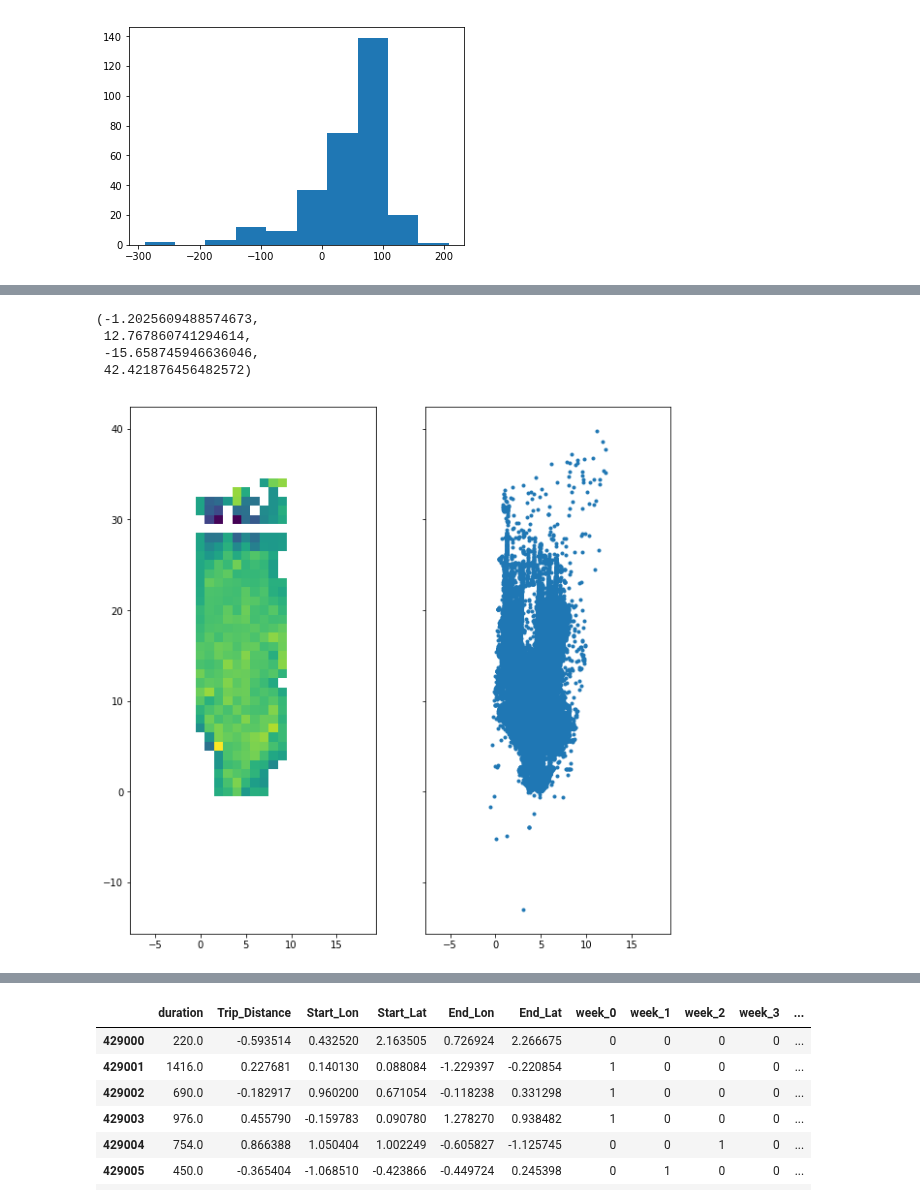
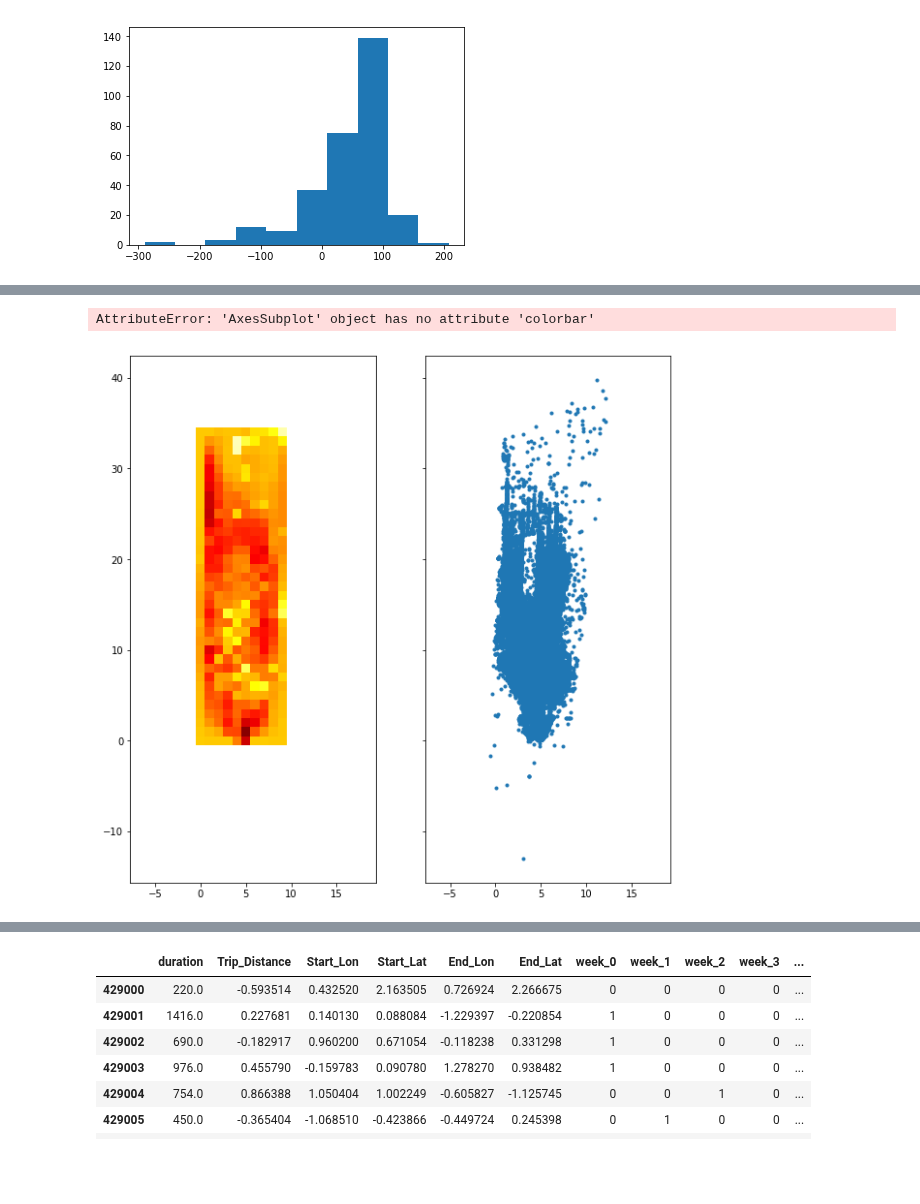
Before and after one commit to M20190649/cs281-final-taxi, a Jupyter notebook: 2017-11-06_JC_low-dim-model.ipynb, the cells around one changed output, grey strips where cells are left out. Drawn from its saved outputs; the diff is of its cells as text; code cells hidden in the pictures; blank space fills up the shorter version.

```diff
--- a/2017-11-06_JC_low-dim-model.ipynb
+++ b/2017-11-06_JC_low-dim-model.ipynb
@@ -10 +71,25 @@ chunks = pd.read_csv('data/yellow_tripdata_2009-01_train.csv', chunksize=100000)
+# %%
+M, N = (40,140)
+def random_path(source, target):
+    sx, sy = source
+    tx, ty = target
+    hor_dir = np.sign(tx - sx)
+    ver_dir = np.sign(ty - sy)
+    X = np.abs(tx - sx)
+    Y = np.abs(ty - sy)
+    path = np.zeros(X+Y)
+    path[:X] = 1
+    path = np.random.permutation(path)
+    st = np.zeros((M,N))
+    st[sx, sy] = 1
+    lastx, lasty = sx, sy
+
+    for i in path:
+        if i == 0:
+            lasty += ver_dir
+            st[lastx, lasty] = 1
+        else:
+            lastx += hor_dir
+            st[lastx, lasty] = 1
+    return st
 # %%
@@ -46,12 +112,12 @@ from torch import Tensor
 from torch.optim import SGD
 from IPython.display import clear_output
 
-grid = np.load('grid.npy')
-gr = np.zeros((10,35))
-for i, j in grid:
-    gr[int(i), int(j)] = 1.0
+# grid = np.load('grid.npy')
+# gr = np.zeros((20,70))
+# for i, j in grid:
+#     gr[int(i), int(j)] = 1.0
 
-weights = Variable(torch.from_numpy(1000*(1 - gr)).float(), requires_grad=True)
+weights = Variable((20 * torch.ones((M,N))).float(), requires_grad=True)
 optimizer = SGD([weights], lr = 0.0001)
 # %%
 num_epochs = 5
@@ -119,13 +229,11 @@ plt.hist((w[~np.isnan(w)]))
 # %%
-w = weights.data.numpy().copy()
-w[(w > 400)] = np.nan
+w = torch.nn.functional.softplus(weights).data.numpy().copy()
+w[(w > 400)|(w<-100)] = np.nan
 f, (ax1, ax2) = plt.subplots(nrows=1, ncols=2, sharex=True, sharey=True, figsize=(10,10))
-ax1.imshow(w.T/50,origin='lower')
+ax1.imshow(w.T,origin='lower', clim=(0,150), cmap='hot')
 ax2.plot(t['start_x'], t['start_y'], '.')
 ax2.axis('equal')
+ax1.colorbar()
 # %% [output]
-(-1.2025609488574673,
- 12.767860741294614,
- -15.658745946636046,
- 42.421876456482572)
+AttributeError: 'AxesSubplot' object has no attribute 'colorbar'
-[figure, old version]
+[figure, new version]
```
Also changed, not shown: parts of 29 cells of this notebook, 2 other files.
